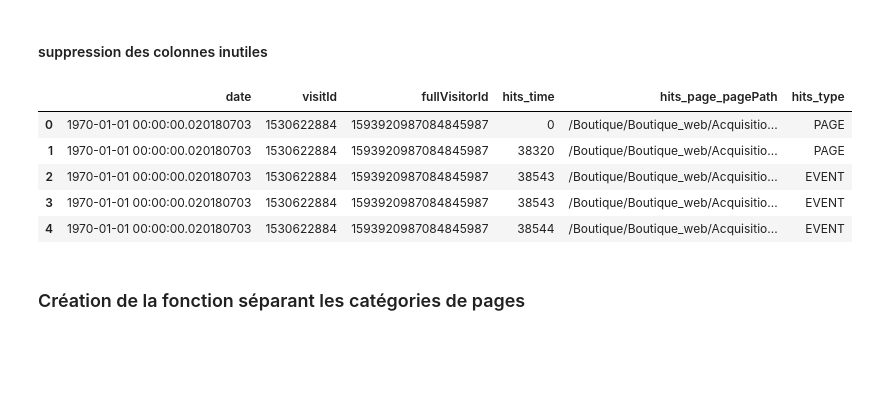
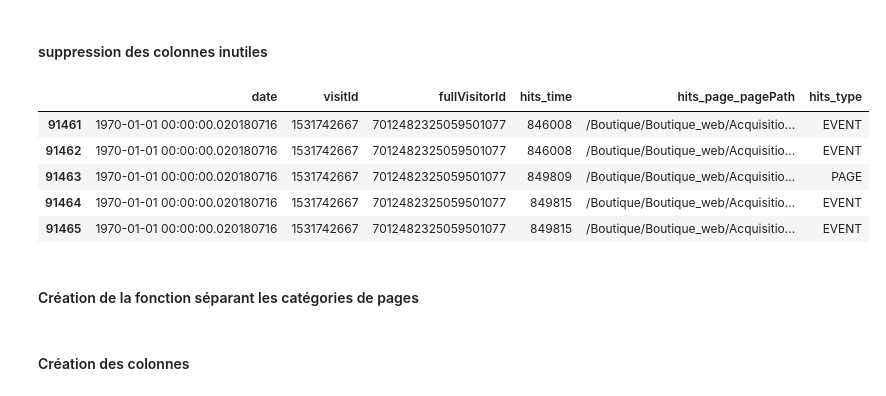
Before and after one commit to mcb17/python, a Jupyter notebook: Funnel.ipynb, the cells around one changed output. Cells and saved outputs as stored; diff of their text form; code cells hidden in the pictures; blank space fills up the shorter version.

```diff
--- a/Funnel.ipynb
+++ b/Funnel.ipynb
@@ -47,16 +47,16 @@ funnel['date'] = pd.to_datetime(funnel['date'])
 # %%
 funnel = funnel.drop(funnel.columns[6:], axis =1)
 # %%
-funnel.head()
+funnel.tail()
 # %% [output]
 |  | date | visitId | fullVisitorId | hits_time | hits_page_pagePath | hits_type |
-| 0 | 1970-01-01 00:00:00.020180703 | 1530622884 | 1593920987084845987 | 0 | /Boutique/Boutique_web/Acquisitio... | PAGE |
-| 1 | 1970-01-01 00:00:00.020180703 | 1530622884 | 1593920987084845987 | 38320 | /Boutique/Boutique_web/Acquisitio... | PAGE |
-| 2 | 1970-01-01 00:00:00.020180703 | 1530622884 | 1593920987084845987 | 38543 | /Boutique/Boutique_web/Acquisitio... | EVENT |
-| 3 | 1970-01-01 00:00:00.020180703 | 1530622884 | 1593920987084845987 | 38543 | /Boutique/Boutique_web/Acquisitio... | EVENT |
-| 4 | 1970-01-01 00:00:00.020180703 | 1530622884 | 1593920987084845987 | 38544 | /Boutique/Boutique_web/Acquisitio... | EVENT |
+| 91461 | 1970-01-01 00:00:00.020180716 | 1531742667 | 7012482325059501077 | 846008 | /Boutique/Boutique_web/Acquisitio... | EVENT |
+| 91462 | 1970-01-01 00:00:00.020180716 | 1531742667 | 7012482325059501077 | 846008 | /Boutique/Boutique_web/Acquisitio... | EVENT |
+| 91463 | 1970-01-01 00:00:00.020180716 | 1531742667 | 7012482325059501077 | 849809 | /Boutique/Boutique_web/Acquisitio... | PAGE |
+| 91464 | 1970-01-01 00:00:00.020180716 | 1531742667 | 7012482325059501077 | 849815 | /Boutique/Boutique_web/Acquisitio... | EVENT |
+| 91465 | 1970-01-01 00:00:00.020180716 | 1531742667 | 7012482325059501077 | 849815 | /Boutique/Boutique_web/Acquisitio... | EVENT |
 # %% [markdown]
-### Création de la fonction séparant les catégories de pages
+#### Création de la fonction séparant les catégories de pages
 # %%
 def Split (page) :
     page = page.split('/')
@@ -64,0 +65,2 @@ def Split (page) :
+# %% [markdown]
+#### Création des colonnes
```
Also changed, not shown: parts of 5 cells of this notebook.
